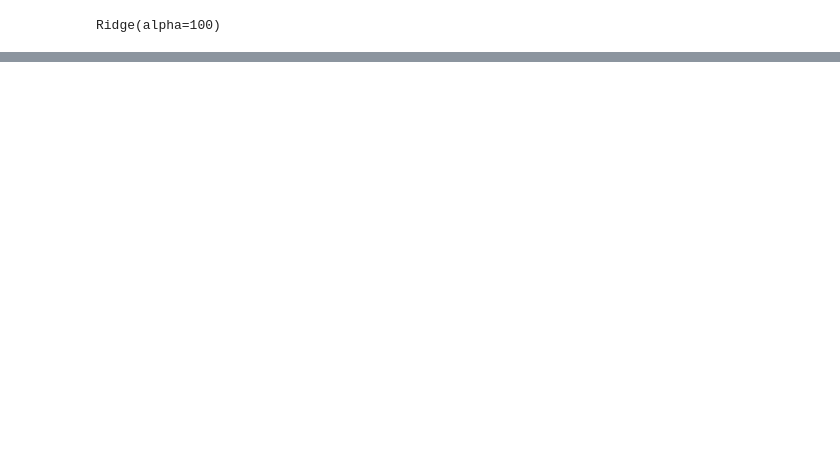
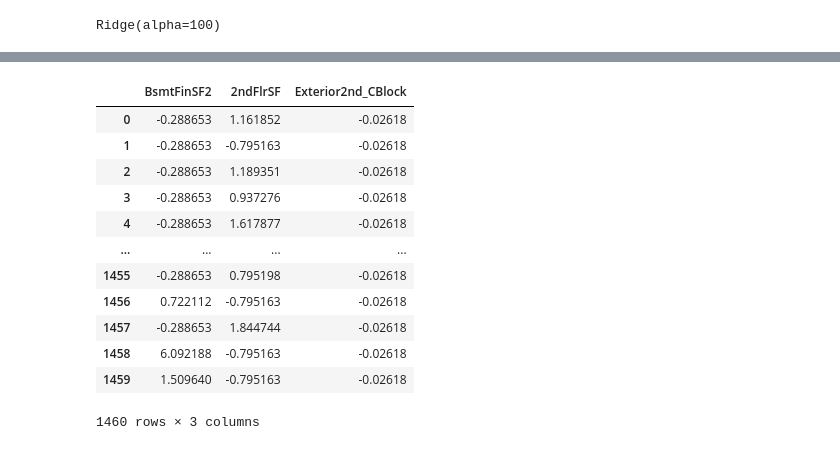
Before and after one commit to Udon-datascience/opendata_analysis, a Jupyter notebook: 4/4_analysis.ipynb, the cells around one changed output, grey strips where cells are left out. Cells and saved outputs as stored; diff of their text form; code cells hidden in the pictures; blank space fills up the shorter version.

```diff
--- a/4/4_analysis.ipynb
+++ b/4/4_analysis.ipynb
@@ -362,0 +433,17 @@ print(f'完成したmodel4のスコア＝{sum(result['test_score'])/len(result['
+# %%
+to_drop = ['BsmtFinSF2', '2ndFlrSF', 'Exterior2nd_CBlock']
+sc_x[to_drop]
+# %% [output]
+|  | BsmtFinSF2 | 2ndFlrSF | Exterior2nd_CBlock |
+| 0 | -0.288653 | 1.161852 | -0.02618 |
+| 1 | -0.288653 | -0.795163 | -0.02618 |
+| 2 | -0.288653 | 1.189351 | -0.02618 |
+| 3 | -0.288653 | 0.937276 | -0.02618 |
+| 4 | -0.288653 | 1.617877 | -0.02618 |
+| ... | ... | ... | ... |
+| 1455 | -0.288653 | 0.795198 | -0.02618 |
+| 1456 | 0.722112 | -0.795163 | -0.02618 |
+| 1457 | -0.288653 | 1.844744 | -0.02618 |
+| 1458 | 6.092188 | -0.795163 | -0.02618 |
+| 1459 | 1.509640 | -0.795163 | -0.02618 |
+1460 rows × 3 columns
```
Also changed, not shown: parts of 20 cells of this notebook.
